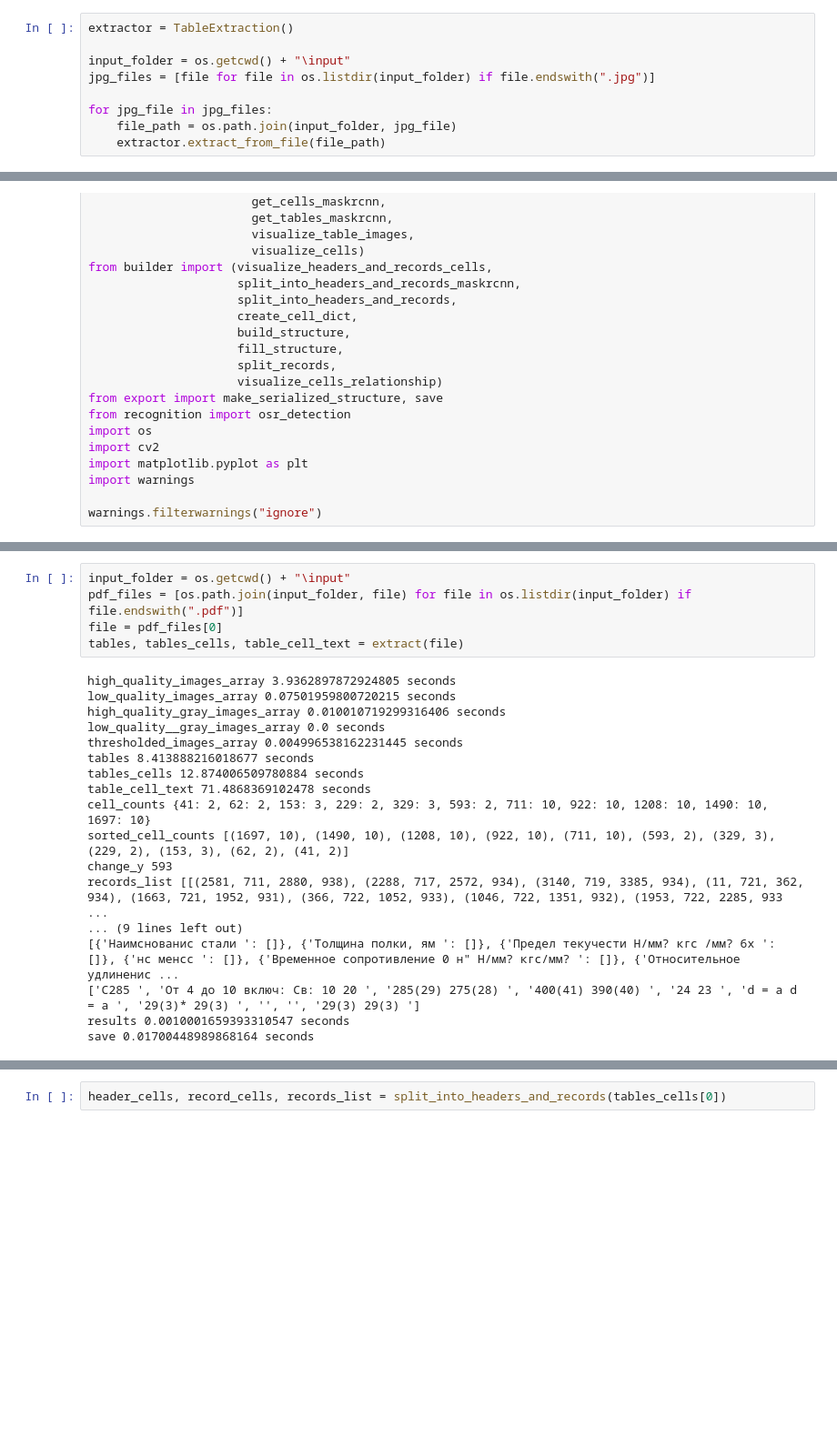
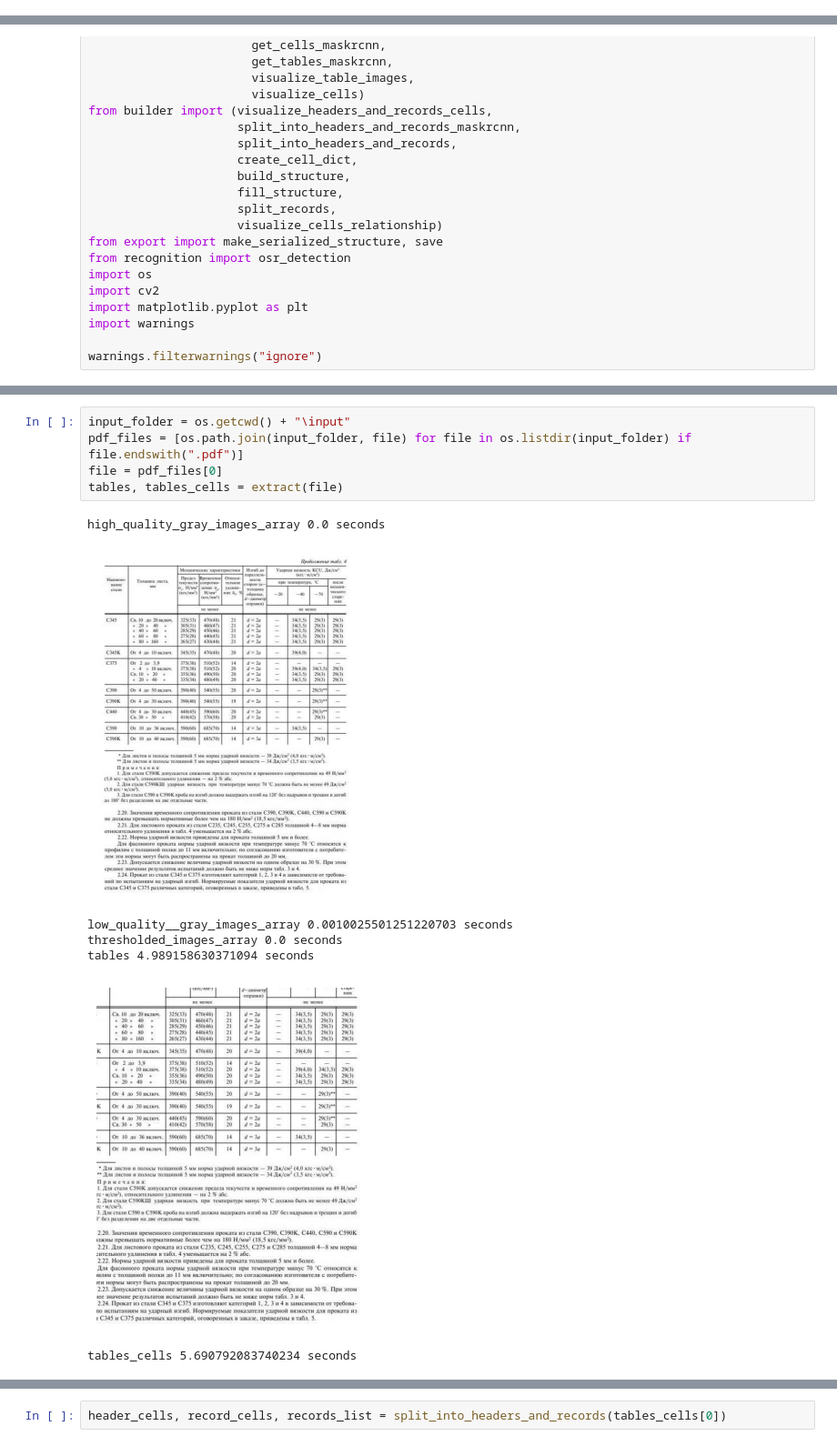
Before and after one commit to DikovAlexandr/TableExtraction, a Jupyter notebook: table_extraction/TableExtraction.ipynb, the cells around one changed output, grey strips where cells are left out. Shown at 91% size. Drawn from its saved outputs; the diff is of its cells as text; blank space fills up the shorter version.

Commit message:
Added implementation of searching for tables and cells using DETR(TATR)

```diff
--- a/table_extraction/TableExtraction.ipynb
+++ b/table_extraction/TableExtraction.ipynb
@@ -767,12 +1,3 @@ class TableExtraction:
-# %%
-extractor = TableExtraction()
-
-input_folder = os.getcwd() + "\input"
-jpg_files = [file for file in os.listdir(input_folder) if file.endswith(".jpg")]
-
-for jpg_file in jpg_files:
-    file_path = os.path.join(input_folder, jpg_file)
-    extractor.extract_from_file(file_path)
 # %%
 from preprocessing import (grayzation,
                            binarization,
@@ -906,23 +136,13 @@ def extract(file):
 # %%
 input_folder = os.getcwd() + "\input"
 pdf_files = [os.path.join(input_folder, file) for file in os.listdir(input_folder) if file.endswith(".pdf")]
 file = pdf_files[0]
-tables, tables_cells, table_cell_text = extract(file)
+tables, tables_cells = extract(file)
 # %% [output]
-high_quality_images_array 3.9362897872924805 seconds
-low_quality_images_array 0.07501959800720215 seconds
-high_quality_gray_images_array 0.010010719299316406 seconds
-low_quality__gray_images_array 0.0 seconds
-thresholded_images_array 0.004996538162231445 seconds
-tables 8.413888216018677 seconds
-tables_cells 12.874006509780884 seconds
-table_cell_text 71.4868369102478 seconds
-cell_counts {41: 2, 62: 2, 153: 3, 229: 2, 329: 3, 593: 2, 711: 10, 922: 10, 1208: 10, 1490: 10, 1697: 10}
-sorted_cell_counts [(1697, 10), (1490, 10), (1208, 10), (922, 10), (711, 10), (593, 2), (329, 3), (229, 2), (153, 3), (62, 2), (41, 2)]
-change_y 593
-records_list [[(2581, 711, 2880, 938), (2288, 717, 2572, 934), (3140, 719, 3385, 934), (11, 721, 362, 934), (1663, 721, 1952, 931), (366, 722, 1052, 933), (1046, 722, 1351, 932), (1953, 722, 2285, 933 ...
-... (9 lines left out)
-[{'Наимснованис стали ': []}, {'Толщина полки, ям ': []}, {'Предел текучести Н/мм? кгс /мм? 6x ': []}, {'нс менсс ': []}, {'Временное сопротивление 0 н" Н/мм? кгс/мм? ': []}, {'Относительное удлиненис ...
-['C285 ', 'От 4 до 10 включ: Св: 10 20 ', '285(29) 275(28) ', '400(41) 390(40) ', '24 23 ', 'd = a d = a ', '29(3)* 29(3) ', '', '', '29(3) 29(3) ']
-results 0.0010001659393310547 seconds
-save 0.01700448989868164 seconds
+high_quality_gray_images_array 0.0 seconds
+[figure, added]
+low_quality__gray_images_array 0.0010025501251220703 seconds
+thresholded_images_array 0.0 seconds
+tables 4.989158630371094 seconds
+[figure, added]
+tables_cells 5.690792083740234 seconds
```
Also changed, not shown: parts of 19 cells of this notebook, 53 other files.
